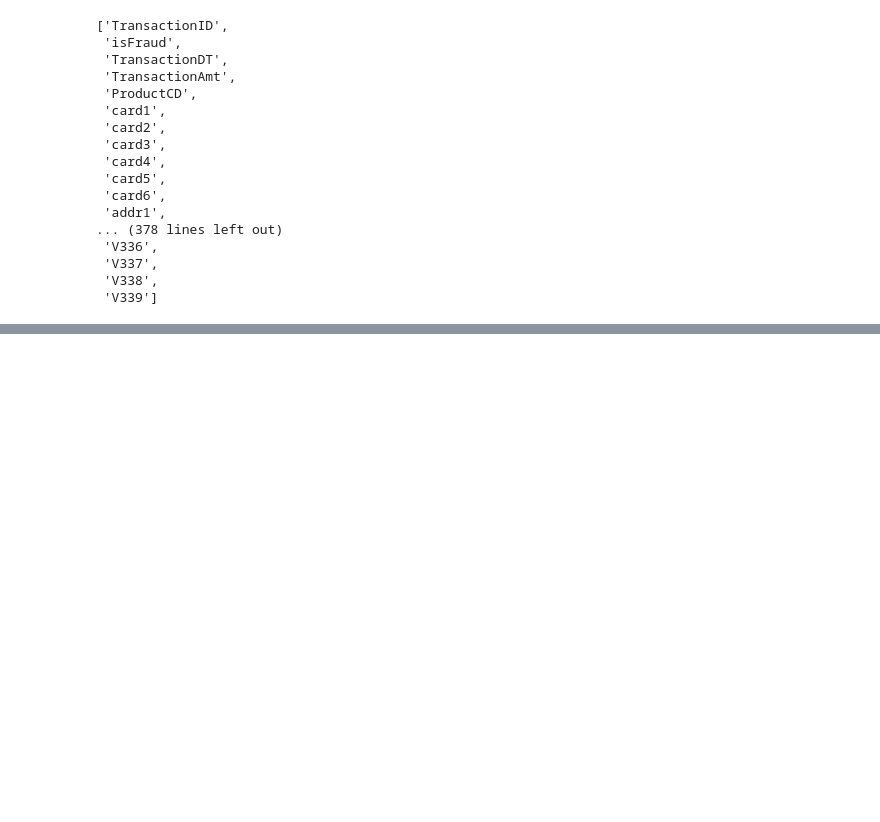
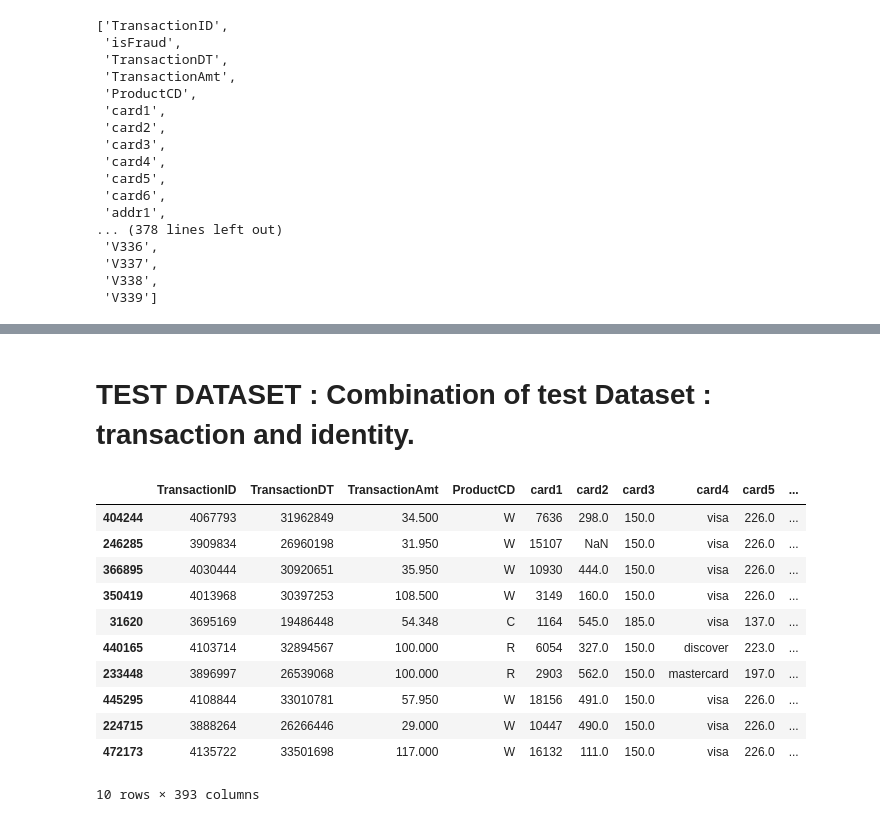
Before and after one commit to Nikhil09052007/Fraud_Detection_Model, a Jupyter notebook: notebooks/01_data_ingestion.ipynb, the cells around one changed output, grey strips where cells are left out. Drawn from its saved outputs; the diff is of its cells as text; code cells hidden in the pictures; blank space fills up the shorter version.

```diff
--- a/notebooks/01_data_ingestion.ipynb
+++ b/notebooks/01_data_ingestion.ipynb
@@ -91,0 +199,19 @@ train_transaction.columns.tolist()
+# %% [markdown]
+# **TEST DATASET** : Combination of test Dataset : transaction and identity.
+# %%
+test_transaction = pd.read_csv(r'C:\Users\acer\Desktop\Programs\Projects_for _data_science\Fraud_Detection_Model\data\01_raw\test_transaction.csv')
+# %%
+test_transaction.sample(10)
+# %% [output]
+|  | TransactionID | TransactionDT | TransactionAmt | ProductCD | card1 | card2 | card3 | card4 | card5 | ... |
+| 404244 | 4067793 | 31962849 | 34.500 | W | 7636 | 298.0 | 150.0 | visa | 226.0 | ... |
+| 246285 | 3909834 | 26960198 | 31.950 | W | 15107 | NaN | 150.0 | visa | 226.0 | ... |
+| 366895 | 4030444 | 30920651 | 35.950 | W | 10930 | 444.0 | 150.0 | visa | 226.0 | ... |
+| 350419 | 4013968 | 30397253 | 108.500 | W | 3149 | 160.0 | 150.0 | visa | 226.0 | ... |
+| 31620 | 3695169 | 19486448 | 54.348 | C | 1164 | 545.0 | 185.0 | visa | 137.0 | ... |
+| 440165 | 4103714 | 32894567 | 100.000 | R | 6054 | 327.0 | 150.0 | discover | 223.0 | ... |
+| 233448 | 3896997 | 26539068 | 100.000 | R | 2903 | 562.0 | 150.0 | mastercard | 197.0 | ... |
+| 445295 | 4108844 | 33010781 | 57.950 | W | 18156 | 491.0 | 150.0 | visa | 226.0 | ... |
+| 224715 | 3888264 | 26266446 | 29.000 | W | 10447 | 490.0 | 150.0 | visa | 226.0 | ... |
+| 472173 | 4135722 | 33501698 | 117.000 | W | 16132 | 111.0 | 150.0 | visa | 226.0 | ... |
+10 rows × 393 columns
```
Also changed, not shown: parts of 16 cells of this notebook.
